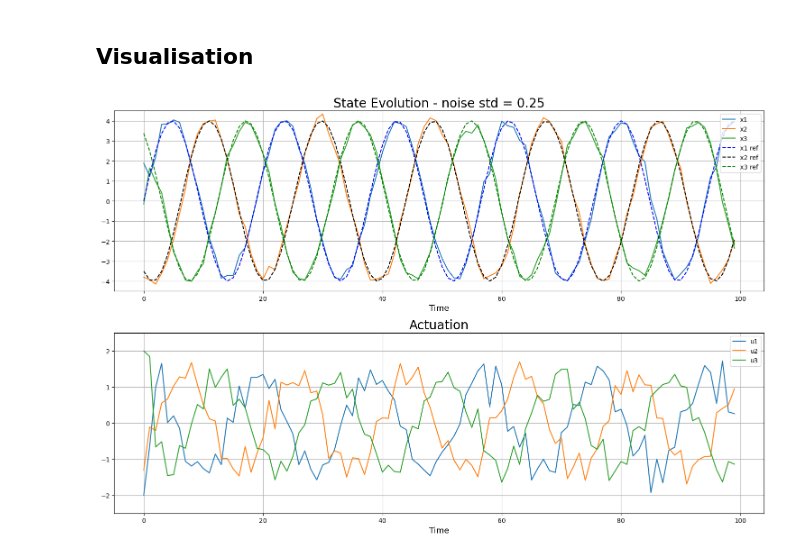
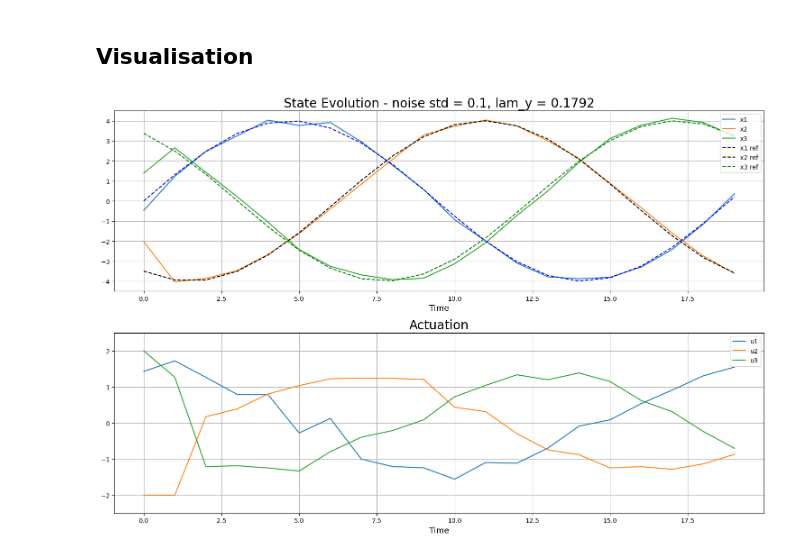
Before and after one commit to michael-cummins/DeePC-HUNT, a Jupyter notebook: src/linear_deepc.ipynb, the cells around one changed output. Drawn from its saved outputs; the diff is of its cells as text; code cells hidden in the pictures.

```diff
--- a/src/linear_deepc.ipynb
+++ b/src/linear_deepc.ipynb
@@ -56,7 +56,7 @@ T = (m+1)*(Tini + Tf + n) - 1
 # savetxt('recht_ud.csv', ud, delimiter=',')
 # savetxt('recht_yd.csv', yd, delimiter=',')
 # %%
-noise_std = 0.25
+noise_std = 0.1
 ud = genfromtxt('recht_ud.csv', delimiter=',')
 yd = genfromtxt('recht_yd.csv', delimiter=',')
 yd += np.random.rand(T,p)*noise_std
@@ -92,8 +92,8 @@ u_ini = ud[:m*Tini].reshape((Tini*m,))
 y_ini = yd[:p*Tini].reshape((Tini*p,))
 y_constraints = np.kron(np.ones(Tf), np.array([4,4,4]))
 u_constraonts = np.kron(np.ones(Tf), np.array([2,2,2]))
-R = np.eye(m)*0.1
-Q = np.eye(p)*10
+R = np.eye(m)*0.018
+Q = np.eye(p)*1.8
 
 controller = DeePC(
     ud=ud, yd=yd, y_constraints=y_constraints, u_constraints=u_constraonts,
@@ -102,10 +102,11 @@ controller = DeePC(
 # %% [markdown]
 ## Simulation
 # %%
-T = 100
+T = 20
 dt = 0.1
 uT = [*u_ini]
 yT = [*y_ini]
+lam_y = 0.1792
 
 for i in range(0,T):
 
@@ -113,10 +114,10 @@ for i in range(0,T):
     r = np.array([
         [4*np.sin(t/3), 4*np.sin(t/3 - np.pi*0.66), 4*np.sin(t/3 - 2*np.pi*0.66)] for t in np.linspace(start=i, stop=i+1, num=Tf)
     ])
-    r = r.reshape((Tf*3,)) + np.random.randn(Tf*p,)*noise_std
+    r = r.reshape((Tf*3,)) #+ np.random.randn(Tf*p,)*noise_std
 
     # Solve for optimal input
-    controller.setup(ref=r, u_ini=u_ini, y_ini=y_ini, lam_y=0.2, Q=Q, R=R)
+    controller.setup(ref=r, u_ini=u_ini, y_ini=y_ini+np.random.randn(Tini*p,)*noise_std, lam_y=lam_y, Q=Q, R=R)
     action = controller.solve(verbose=False)
 
     # roll forward simulation and reset initial conditions
@@ -135,32 +136,32 @@ yT, uT = np.array(yT), np.array(uT)
 ref = np.array([
     [4*np.sin(t/3), 4*np.sin(t/3 - np.pi*0.66), 4*np.sin(t/3 - 2*np.pi*0.66)] for t in np.linspace(start=0, stop=T-1, num=int(Tf*T*dt))
 ])
 plt.rcParams["figure.figsize"] = (15,10)
 
 yT = yT.reshape((T+Tini,3))
 uT = uT.reshape((T+Tini,3))
 
 plt.subplot(2,1,1)
 plt.plot(range(0,T), yT[Tini:,:], label=['x1', 'x2', 'x3'])
 plt.plot(range(0,T), ref[:,0], 'b--', label='x1 ref')
 plt.plot(range(0,T), ref[:,1], 'k--', label='x2 ref')
 plt.plot(range(0,T), ref[:,2], 'g--', label='x3 ref')
 plt.legend(loc="upper right")
 plt.xlabel('Time', fontdict={'fontsize':13})
-plt.title(f"State Evolution - noise std = {noise_std}", fontdict={'fontsize':20})
+plt.title(f"State Evolution - noise std = {noise_std}, lam_y = {lam_y}", fontdict={'fontsize':20})
 plt.grid('on')
 plt.ylim(-4.5,4.5)
 plt.tight_layout()
 
 plt.subplot(2,1,2)
 plt.plot(range(0,T), uT[Tini:,:], label=['u1', 'u2', 'u3'])
 plt.legend(loc="upper right")
 plt.xlabel('Time', fontdict={'fontsize':13})
 plt.title("Actuation", fontdict={'fontsize':20})
 plt.grid('on')
 plt.ylim(-2.5,2.5)
 plt.tight_layout()
 
 plt.show()
 # %% [output]
-[figure, old version]
+[figure, new version]
```
Also changed, not shown: 2 other files.
